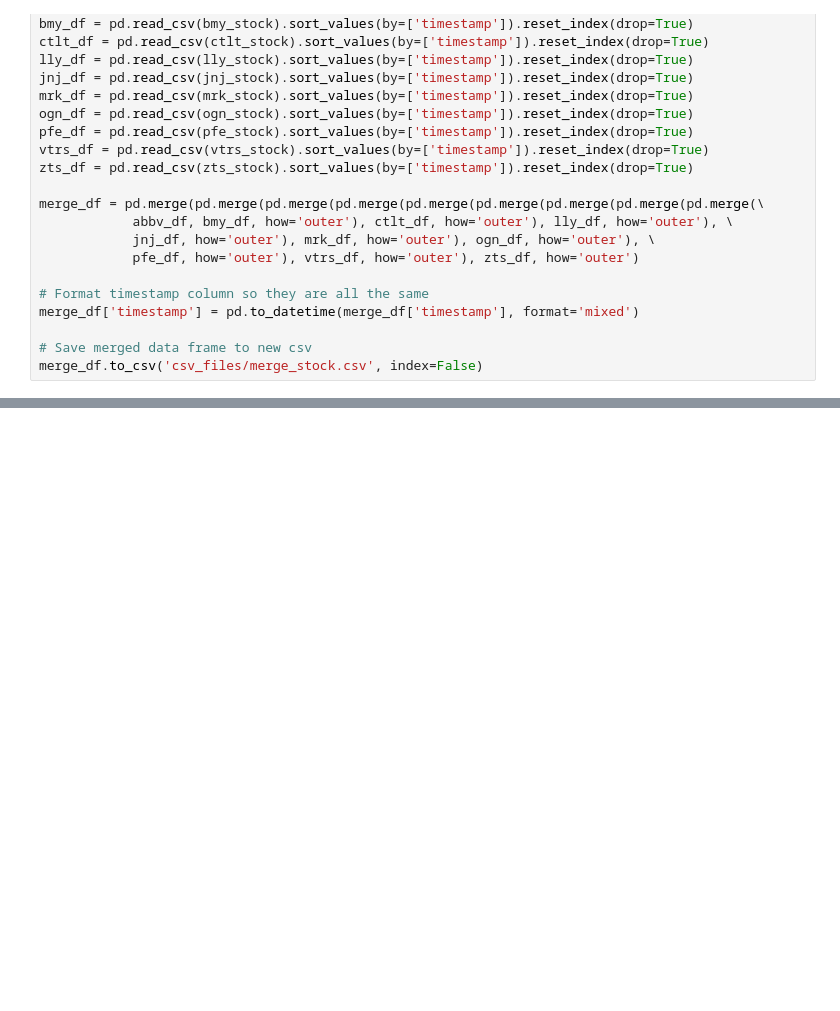
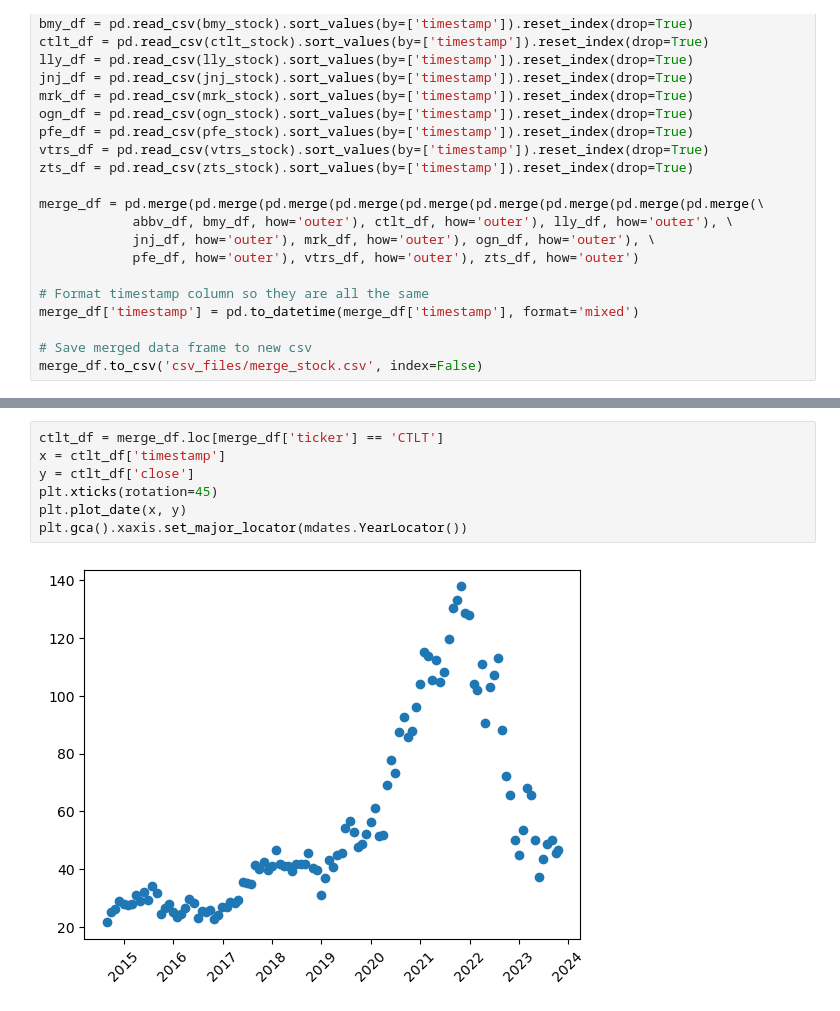
Before and after one commit to proctorsjackson/group_3_project_1, a Jupyter notebook: Project_1_Combined_Code.ipynb, the cells around one changed output, grey strips where cells are left out. Cells and saved outputs as stored; diff of their text form; blank space fills up the shorter version.

```diff
--- a/Project_1_Combined_Code.ipynb
+++ b/Project_1_Combined_Code.ipynb
@@ -84,0 +83,9 @@ merge_df
+# %%
+ctlt_df = merge_df.loc[merge_df['ticker'] == 'CTLT']
+x = ctlt_df['timestamp']
+y = ctlt_df['close']
+plt.xticks(rotation=45)
+plt.plot_date(x, y)
+plt.gca().xaxis.set_major_locator(mdates.YearLocator())
+# %% [output]
+[figure, added]
```
Also changed, not shown: parts of 6 cells of this notebook.
